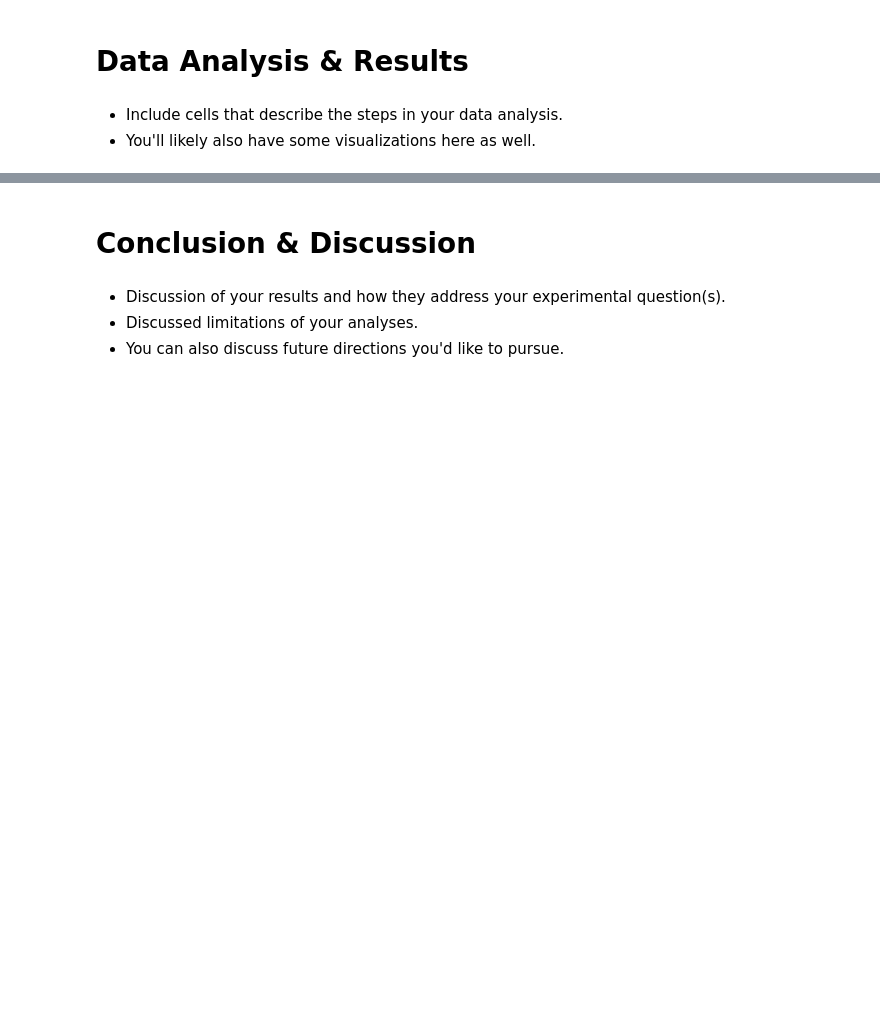
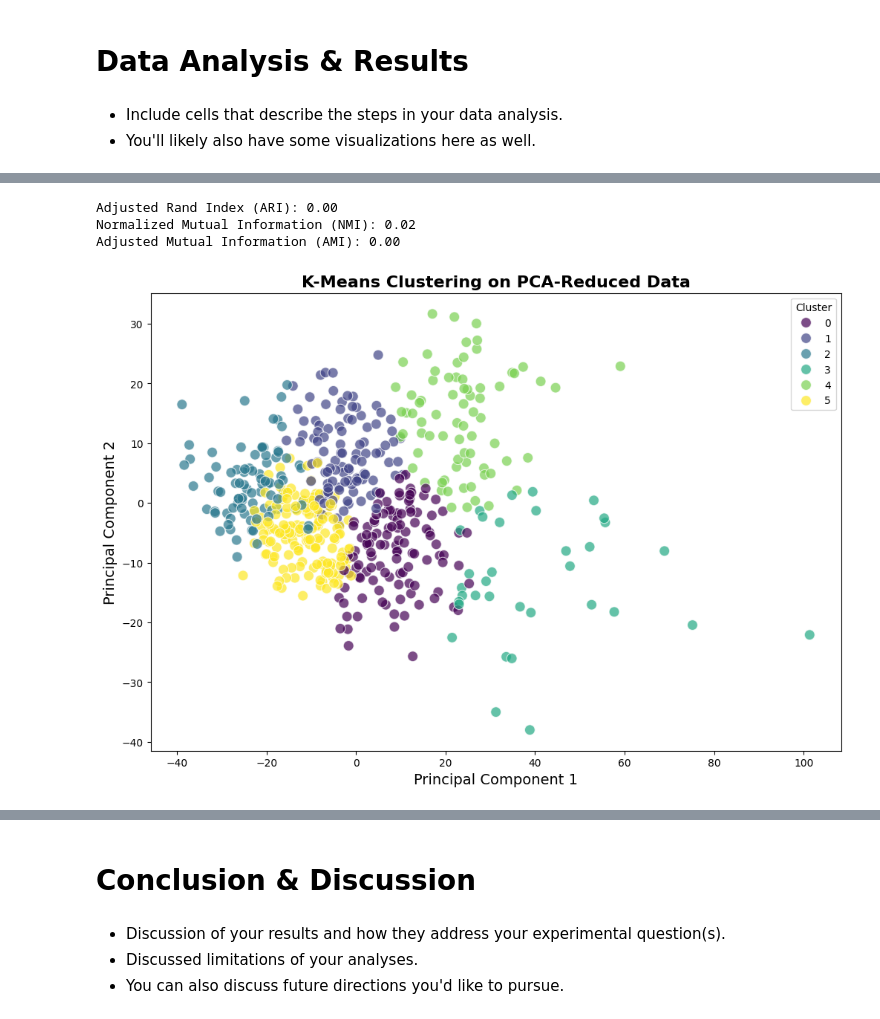
Before and after one commit to holliwood8/138-project, a Jupyter notebook: FinalProject-GroupXYZ.ipynb, the cells around one changed output, grey strips where cells are left out. Saved outputs shown, nothing was run; the diff lists cells and outputs as text; code cells hidden in the pictures; blank space fills up the shorter version.

Commit message:
PCA + preliminary clustering/classification tests

```diff
--- a/FinalProject-GroupXYZ.ipynb
+++ b/FinalProject-GroupXYZ.ipynb
@@ -619,0 +811,36 @@ plt.show()
+# %%
+from sklearn.cluster import KMeans
+from sklearn.metrics import silhouette_score, adjusted_rand_score, normalized_mutual_info_score, adjusted_mutual_info_score
+
+pca, pca_df = apply_pca(df, n_components=10)
+pca_df.drop('main.disorder', axis=1, inplace=True)
+
+kmeans = KMeans(n_clusters=len(df['main.disorder'].unique()), random_state=42)
+clusters = kmeans.fit_predict(pca_df)
+
+# Add cluster labels to the PCA DataFrame
+pca_df['Cluster'] = clusters
+pca_df['Disorder'] = df['main.disorder'].values
+
+# Step 3: Assess the clustering quality using ARI, NMI, and AMI
+ari = adjusted_rand_score(pca_df['Disorder'], pca_df['Cluster'])
+nmi = normalized_mutual_info_score(pca_df['Disorder'], pca_df['Cluster'])
+ami = adjusted_mutual_info_score(pca_df['Disorder'], pca_df['Cluster'])
+
+print(f'Adjusted Rand Index (ARI): {ari:.2f}')
+print(f'Normalized Mutual Information (NMI): {nmi:.2f}')
+print(f'Adjusted Mutual Information (AMI): {ami:.2f}')
+
+# Visualize the clustering results
+plt.figure(figsize=(12, 8))
+sns.scatterplot(data=pca_df, x='PC1', y='PC2', hue='Cluster', palette='viridis', s=100, alpha=0.7)
+plt.title('K-Means Clustering on PCA-Reduced Data', fontsize=16, fontweight='bold')
+plt.xlabel('Principal Component 1', fontsize=14)
+plt.ylabel('Principal Component 2', fontsize=14)
+plt.legend(title='Cluster')
+plt.show()
+# %% [output]
+Adjusted Rand Index (ARI): 0.00
+Normalized Mutual Information (NMI): 0.02
+Adjusted Mutual Information (AMI): 0.00
+[figure, added]
```
Also changed, not shown: parts of 19 cells of this notebook, 1 other file.
